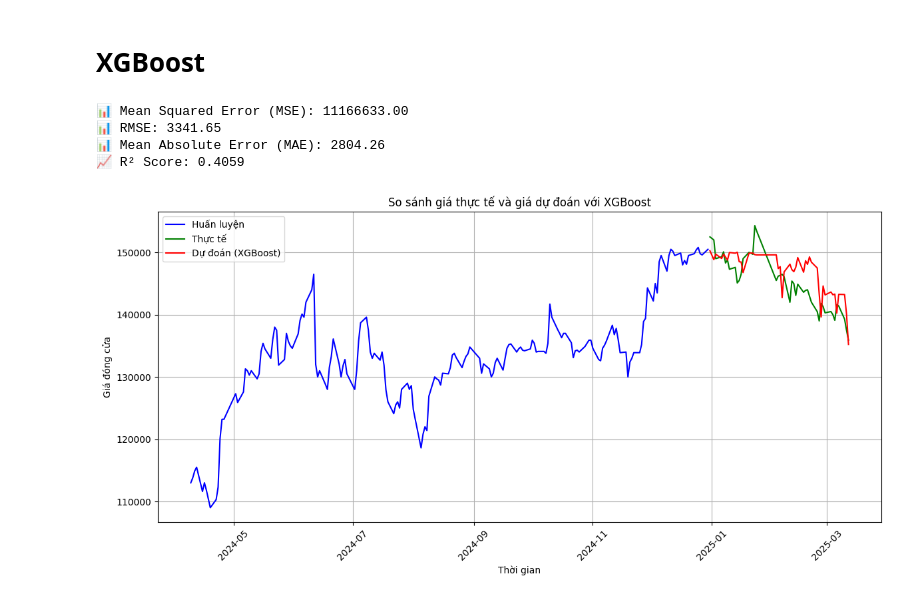
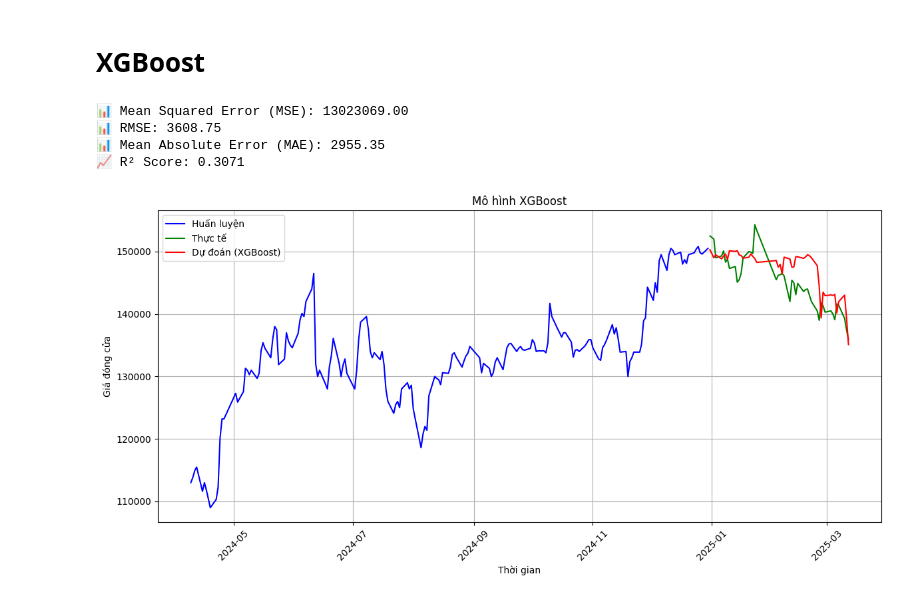
Before and after one commit to quanquan1406/Data_Explorer_2025, a Jupyter notebook: P1_Train_Model/Train_model_FPT_XGBoost.ipynb, the cells around one changed output. Saved outputs shown, nothing was run; the diff lists cells and outputs as text; code cells hidden in the pictures.

```diff
--- a/P1_Train_Model/Train_model_FPT_XGBoost.ipynb
+++ b/P1_Train_Model/Train_model_FPT_XGBoost.ipynb
@@ -19,9 +19,13 @@ merged_df['Date'] = pd.to_datetime(merged_df['Date'])
 merged_df.set_index('Date', inplace=True)
 # %%
 # --- Lấy các cột cần thiết ---
-features = ['Market Cap_lag1','Closing Price_lag1','Remaining Room %_lag1','Total Sell Value_lag1',
-            'Matched Sell Value_lag1','Matched Buy Value_lag1','Negotiated Sell Value_lag1','Negotiated Sell Volume_lag1',
-            'Negotiated Buy Value_lag1']
+features = ['Market Cap_lag1','Closing Price_lag1',
+            'Remaining Room %_lag1','Remaining Room Shares_lag1',
+            'Total Sell Value_lag1',
+            'Matched Sell Value_lag1','Matched Buy Value_lag1',
+            'Negotiated Sell Value_lag1','Negotiated Sell Volume_lag1',
+            'Negotiated Buy Value_lag1','Negotiated Buy Volume_lag1',
+            'MA5','MA10']
 target = 'Closing Price'
 # %% [markdown]
 # XGBoost
@@ -60,31 +64,31 @@ print(f"📊 RMSE: {rmse:.2f}")
 print(f"📊 Mean Absolute Error (MAE): {mae:.2f}")
 print(f"📈 R² Score: {r2:.4f}")
 # %% [output]
-📊 Mean Squared Error (MSE): 11166633.00
-📊 RMSE: 3341.65
-📊 Mean Absolute Error (MAE): 2804.26
-📈 R² Score: 0.4059
+📊 Mean Squared Error (MSE): 13023069.00
+📊 RMSE: 3608.75
+📊 Mean Absolute Error (MAE): 2955.35
+📈 R² Score: 0.3071
 # %%
 # Tạo DataFrame để trực quan
 train_index = X_train_raw.index
 test_index = X_test_raw.index
 
 train_df_plot = pd.DataFrame({'Giá huấn luyện': y_train}, index=train_index)
 test_df_plot = pd.DataFrame({'Giá thực tế': y_test, 'Giá dự đoán': y_pred}, index=test_index)
 
 # Vẽ biểu đồ
 plt.figure(figsize=(12, 6))
 plt.plot(train_df_plot.index, train_df_plot['Giá huấn luyện'], label='Huấn luyện', color='blue')
 plt.plot(test_df_plot.index, test_df_plot['Giá thực tế'], label='Thực tế', color='green')
 plt.plot(test_df_plot.index, test_df_plot['Giá dự đoán'], label='Dự đoán (XGBoost)', color='red')
 
-plt.title('So sánh giá thực tế và giá dự đoán với XGBoost')
+plt.title('Mô hình XGBoost')
 plt.xlabel('Thời gian')
 plt.ylabel('Giá đóng cửa')
 plt.legend()
 plt.grid(True)
 plt.xticks(rotation=45)
 plt.tight_layout()
 plt.show()
 # %% [output]
-[figure, old version]
+[figure, new version]
```
Also changed, not shown: 6 other files.
